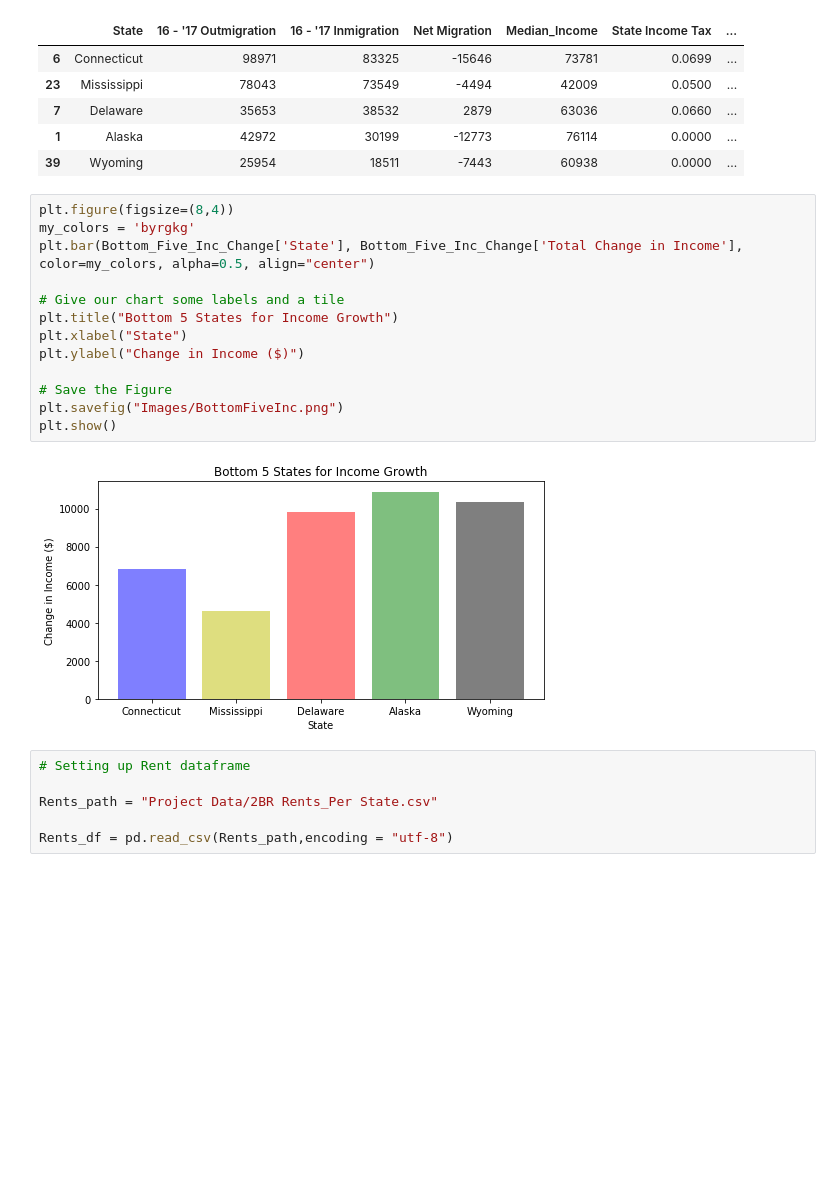
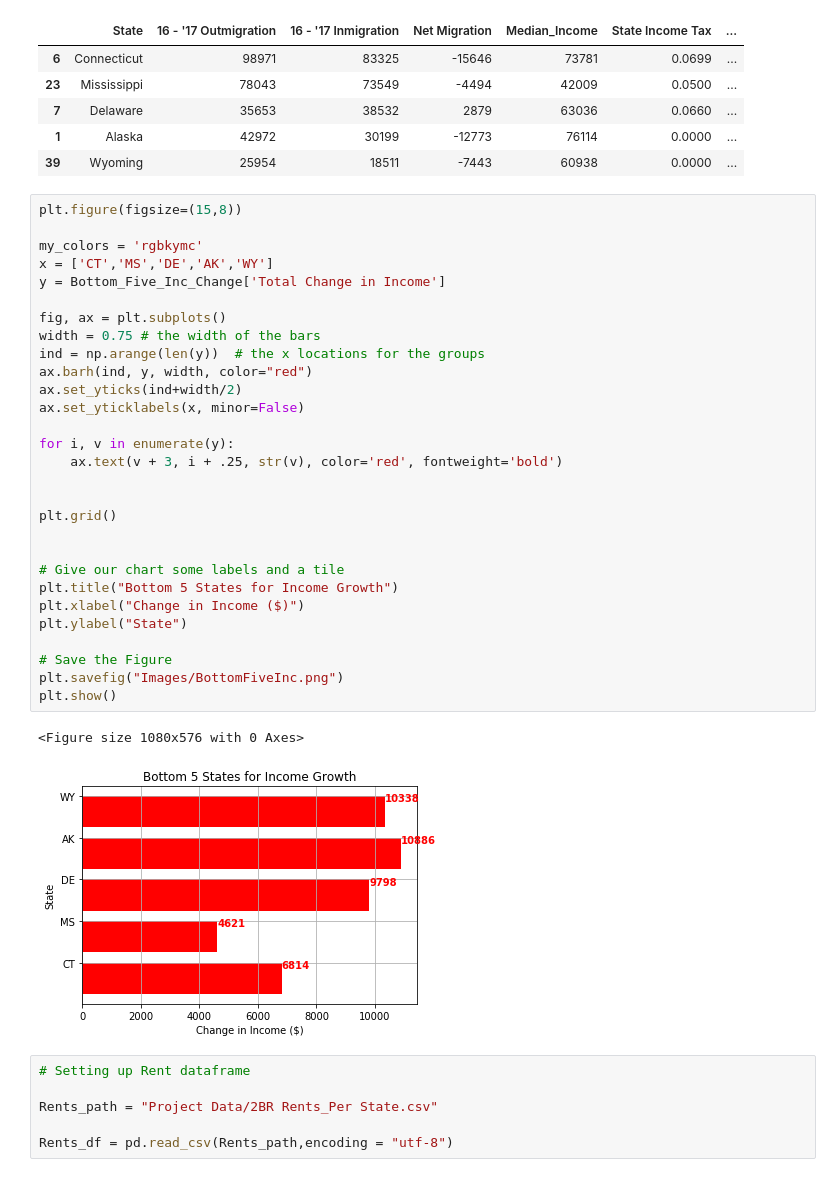
Before and after one commit to mitchellcapell95/U.S.-Migration, a Jupyter notebook: Economic Factors of U.S. Migration.ipynb, the cells around one changed output. Saved outputs shown, nothing was run; the diff lists cells and outputs as text; blank space fills up the shorter version.

```diff
--- a/Economic Factors of U.S. Migration.ipynb
+++ b/Economic Factors of U.S. Migration.ipynb
@@ -230,20 +246,37 @@ Bottom_Five_Inc_Change
 | 1 | Alaska | 42972 | 30199 | -12773 | 76114 | 0.0000 | ... |
 | 39 | Wyoming | 25954 | 18511 | -7443 | 60938 | 0.0000 | ... |
 # %%
-plt.figure(figsize=(8,4))
-my_colors = 'byrgkg'
-plt.bar(Bottom_Five_Inc_Change['State'], Bottom_Five_Inc_Change['Total Change in Income'], color=my_colors, alpha=0.5, align="center")
+plt.figure(figsize=(15,8))
+
+my_colors = 'rgbkymc'
+x = ['CT','MS','DE','AK','WY']
+y = Bottom_Five_Inc_Change['Total Change in Income']
+
+fig, ax = plt.subplots()
+width = 0.75 # the width of the bars
+ind = np.arange(len(y))  # the x locations for the groups
+ax.barh(ind, y, width, color="red")
+ax.set_yticks(ind+width/2)
+ax.set_yticklabels(x, minor=False)
+
+for i, v in enumerate(y):
+    ax.text(v + 3, i + .25, str(v), color='red', fontweight='bold')
+
+
+plt.grid()
+
 
 # Give our chart some labels and a tile
 plt.title("Bottom 5 States for Income Growth")
-plt.xlabel("State")
-plt.ylabel("Change in Income ($)")
+plt.xlabel("Change in Income ($)")
+plt.ylabel("State")
 
 # Save the Figure
 plt.savefig("Images/BottomFiveInc.png")
 plt.show()
 # %% [output]
+<Figure size 1080x576 with 0 Axes>
-[figure, old version]
+[figure, new version]
 # %%
 # Setting up Rent dataframe
 
```
Also changed, not shown: parts of 14 cells of this notebook, 17 other files.
